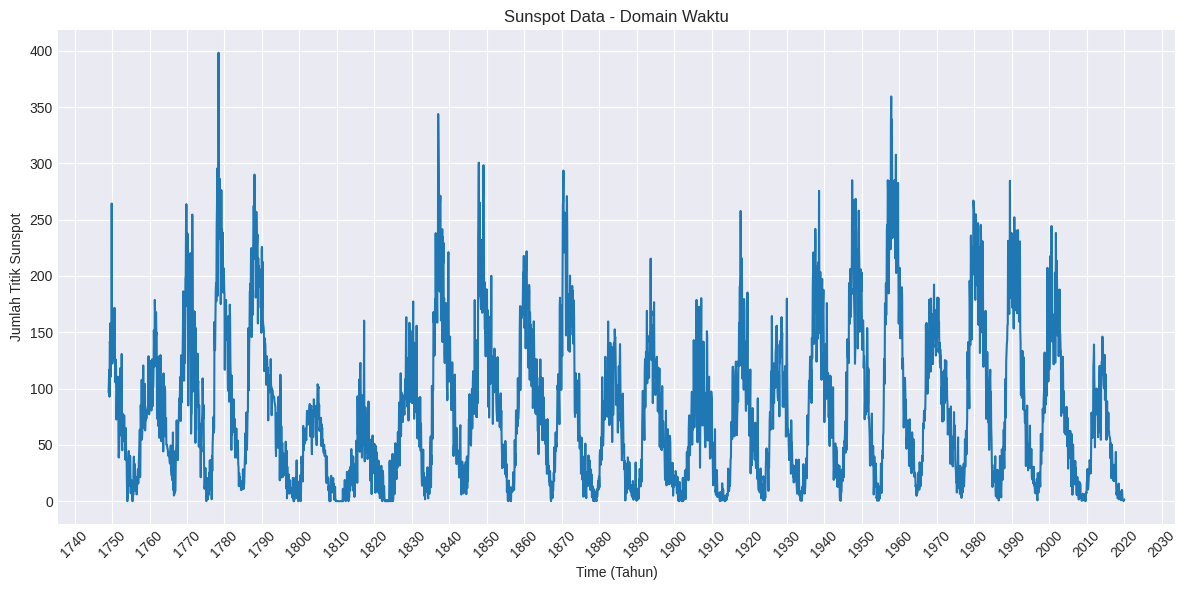
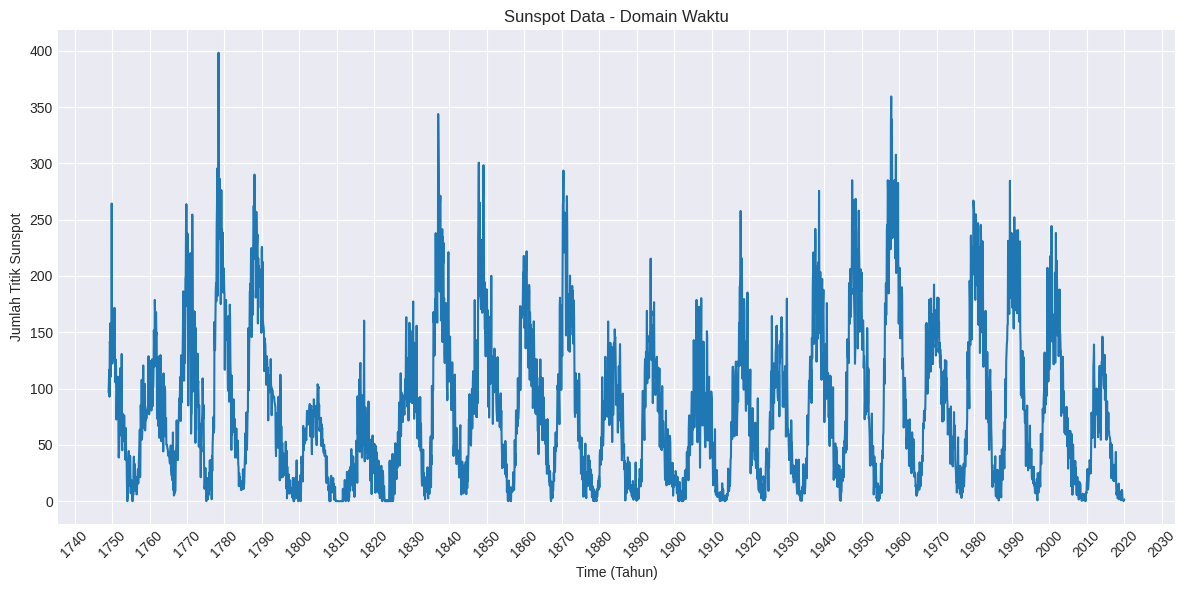
Code edit (unified diff) that turned the first committed figure into the second:
--- before
+++ after
@@ -36,5 +36,5 @@
 plt.grid(True)
 plt.tight_layout()
-
+plt.savefig('./charts/Sunspot_Data-Domain_Waktu.png', dpi=300)
 plt.show()
 
@@ -63,5 +63,5 @@
 plt.grid(True)
 plt.tight_layout()
-
+plt.savefig('./charts/Sunspot_Data-Centered.png', dpi=300)
 plt.show()
 
@@ -124,4 +124,5 @@
 plt.xlim(0, upper_bound) # 3. menggunakan plt.xlim() untuk memfilter di frekuensi rendah
 plt.grid(True)
+plt.savefig('./charts/power_spektrum.png', dpi=300)
 plt.show()
 
@@ -153,5 +154,5 @@
 plt.legend()
 plt.grid(True)
-
+plt.savefig('./charts/power_spektrum_peak.png', dpi=300)
 plt.show()
 

Commit: pembaruan koding